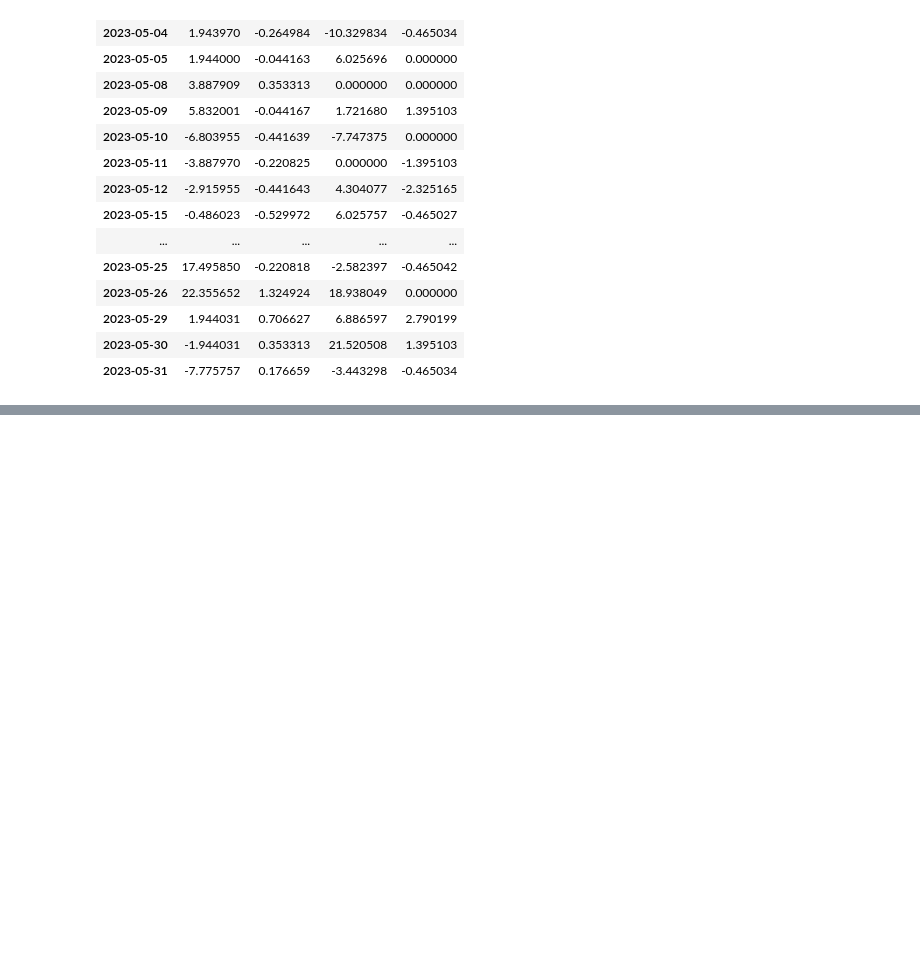
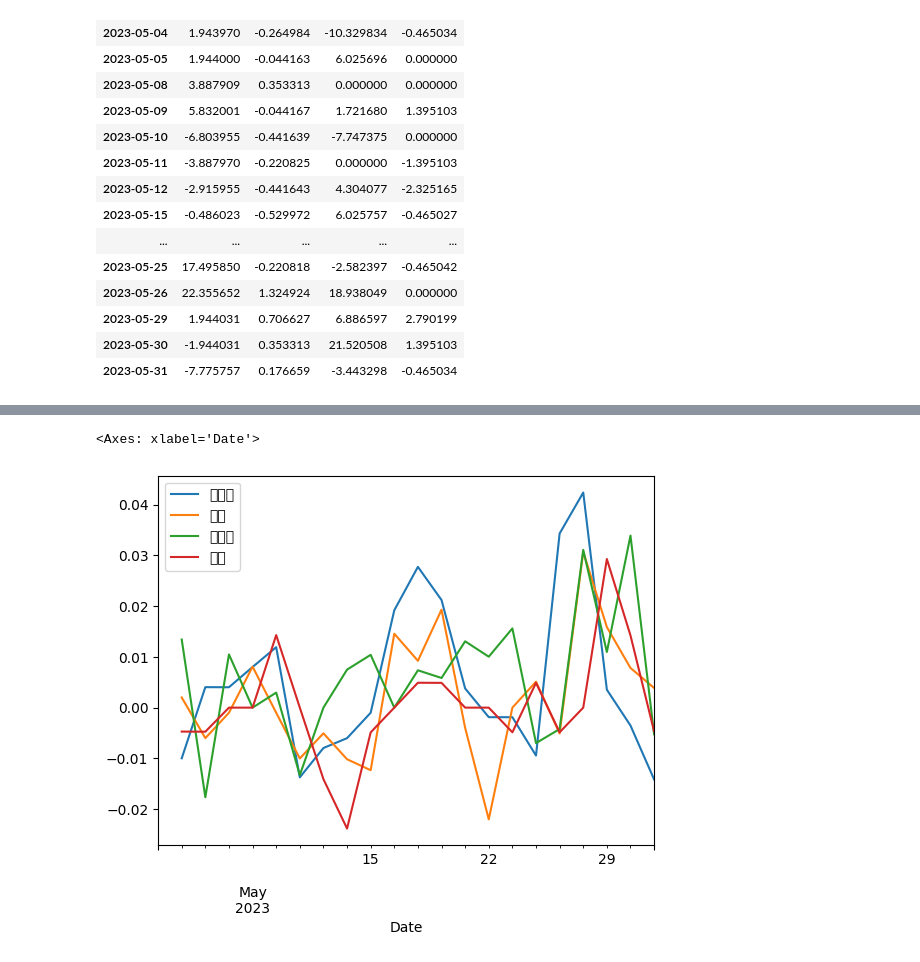
Before and after one commit to kxyzqo/20240731, a Jupyter notebook: lesson17/lesson17_4.ipynb, the cells around one changed output, grey strips where cells are left out. Drawn from its saved outputs; the diff is of its cells as text; code cells hidden in the pictures; blank space fills up the shorter version.

```diff
--- a/lesson17/lesson17_4.ipynb
+++ b/lesson17/lesson17_4.ipynb
@@ -250,0 +257,10 @@ prices_pct_change.corr()
+# %%
+#自動建立figure
+#自動產生圖表(Axes)
+#欄位legend
+#索引變為軸
+
+prices_pct_change.plot()
+# %% [output]
+<Axes: xlabel='Date'>
+[figure, added]
```
Also changed, not shown: parts of 1 cell of this notebook.
